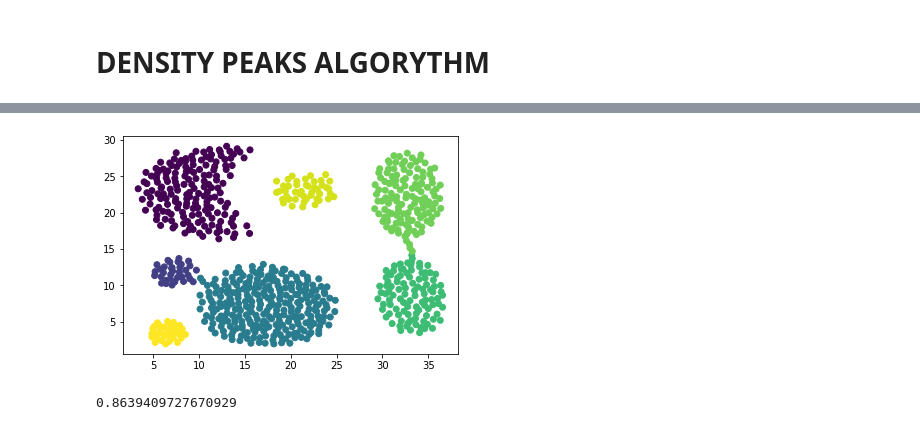
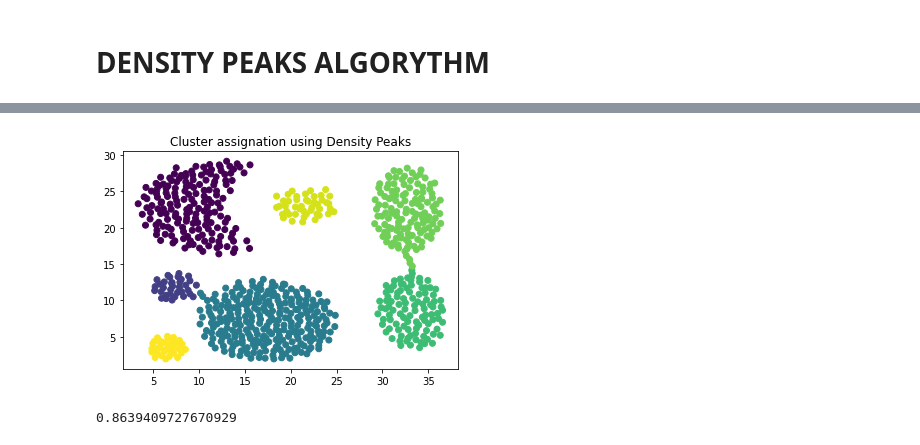
Before and after one commit to AlexTru96/Unsupervised_learning, a Jupyter notebook: Exercise 3.ipynb, the cells around one changed output, grey strips where cells are left out. Cells and saved outputs as stored; diff of their text form; code cells hidden in the pictures.

```diff
--- a/Exercise 3.ipynb
+++ b/Exercise 3.ipynb
@@ -71,6 +76,0 @@ delta, near_n= delta_and_distance(X_data,distances,rho)
-# %%
-#Decision plot
-n, _ = X_data.shape
-plt.scatter(rho,delta)
-plt.plot(rho,50/rho)
-plt.plot(rho,[2.5]*n)
@@ -80,22 +76,0 @@ plt.plot(rho,[2.5]*n)
-# %%
-# Initial clusters
-n , d = X_data.shape
-centers = np.zeros((n,d))
-cluster = np.zeros(n)
-labels = np.zeros(n)
-for idx, delta_val in enumerate(delta):
-
-    if delta_val >= 2.5:
-        cluster[idx] = idx
-        labels[idx] = idx
-        centers[idx] = X_data[idx]
-    else:
-        cluster[idx] = -1
-
-centers = centers[[i for i, x in enumerate(centers) if x.any()]]
-labels = labels[[i for i, x in enumerate(labels) if x.any()]]
-# assignation
-ordrho = np.argsort(-rho)
-for i in range(ordrho.shape[0]):
-    if cluster[ordrho[i]] == -1:
-        cluster[ordrho[i]] = cluster[int(near_n[ordrho[i]])]
@@ -101,0 +121,2 @@ for i in range(ordrho.shape[0]):
+# %%
+centers , cluster, labels= decision_plot_cluster_assignment(X_data, True, 2.5, 50)
@@ -102,22 +125,20 @@ for i in range(ordrho.shape[0]):
 # %%
-X_data = np.array(X_data)
-def plot(mode="all", title="", **kwargs):
+def plot_DP( cluster , title=""):
     """
     Plot cluster.
-    :param mode: "decision" to plot decision graph,
-        "label" to plot label graph, "all" to plot decision and label graph.
     :param title: title to plot
+           cluster : vector contaning the cluster assignation
     :return: None
     """
 
-    if mode in ["label", "all"]:
-        title_ = "label graph" if title == "" else title + " label graph"
-        plt.scatter(X_data[:,0], X_data[:,1], c=cluster)
+    title_ = "Cluster assignation using Density Peaks" if title == "" else title
+    plt.scatter(X_data[:,0], X_data[:,1], c=cluster)
+    plt.title(title_)
 
     plt.show()
 # %%
-plot()
+plot_DP(cluster)
 # %% [output]
-[figure, old version]
+[figure, new version]
 # %%
 def F_ratio_test(X, cluster, labels, centers):
```
Also changed, not shown: parts of 8 cells of this notebook, 2 other files.
